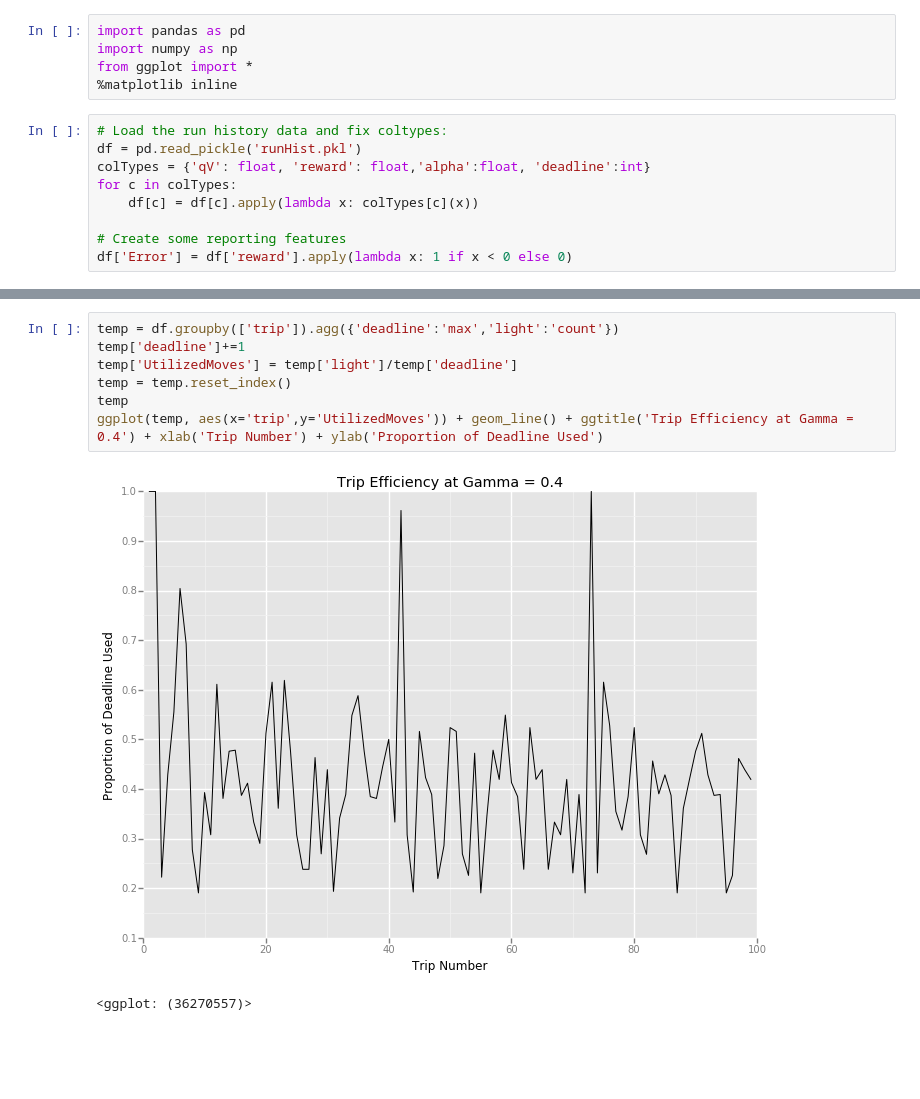
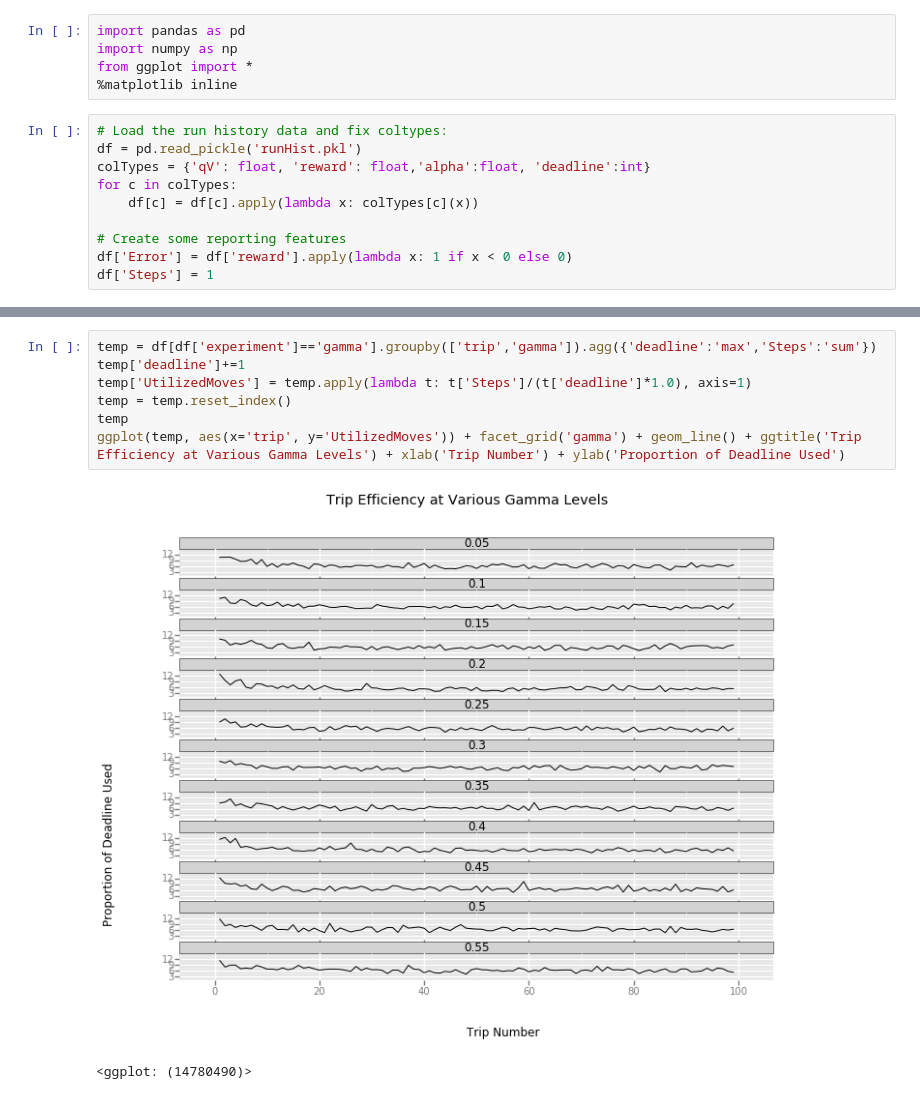
Before and after one commit to jank3/Machine-Learning-Engineer-Nanodegree, a Jupyter notebook: P4. Train a Smartcab/smartcab/smartcab/Performance Analysis.ipynb, the cells around one changed output, grey strips where cells are left out. Saved outputs shown, nothing was run; the diff lists cells and outputs as text; blank space fills up the shorter version.

Commit message:
Fixed the algorithm bug and scaled testing
To really be able to generalize about the performance of differing Alpha and Gamma parameters, I need a bigger sample of training data.

```diff
--- a/P4. Train a Smartcab/smartcab/smartcab/Performance Analysis.ipynb
+++ b/P4. Train a Smartcab/smartcab/smartcab/Performance Analysis.ipynb
@@ -12,3 +12,4 @@ for c in colTypes:
 
 # Create some reporting features
 df['Error'] = df['reward'].apply(lambda x: 1 if x < 0 else 0)
+df['Steps'] = 1
@@ -19,11 +69,11 @@ df[(df['trip']>=50) & (df['reward'] < 0)]
 # %%
-temp = df.groupby(['trip']).agg({'deadline':'max','light':'count'})
+temp = df[df['experiment']=='gamma'].groupby(['trip','gamma']).agg({'deadline':'max','Steps':'sum'})
 temp['deadline']+=1
-temp['UtilizedMoves'] = temp['light']/temp['deadline']
+temp['UtilizedMoves'] = temp.apply(lambda t: t['Steps']/(t['deadline']*1.0), axis=1)
 temp = temp.reset_index()
 temp
-ggplot(temp, aes(x='trip',y='UtilizedMoves')) + geom_line() + ggtitle('Trip Efficiency at Gamma = 0.4') + xlab('Trip Number') + ylab('Proportion of Deadline Used')
+ggplot(temp, aes(x='trip', y='UtilizedMoves')) + facet_grid('gamma') + geom_line() + ggtitle('Trip Efficiency at Various Gamma Levels') + xlab('Trip Number') + ylab('Proportion of Deadline Used')
 # %% [output]
-[figure, old version]
+[figure, new version]
-<ggplot: (36270557)>
+<ggplot: (14780490)>
 # %%
```
Also changed, not shown: parts of 10 cells of this notebook, 1 other file.
